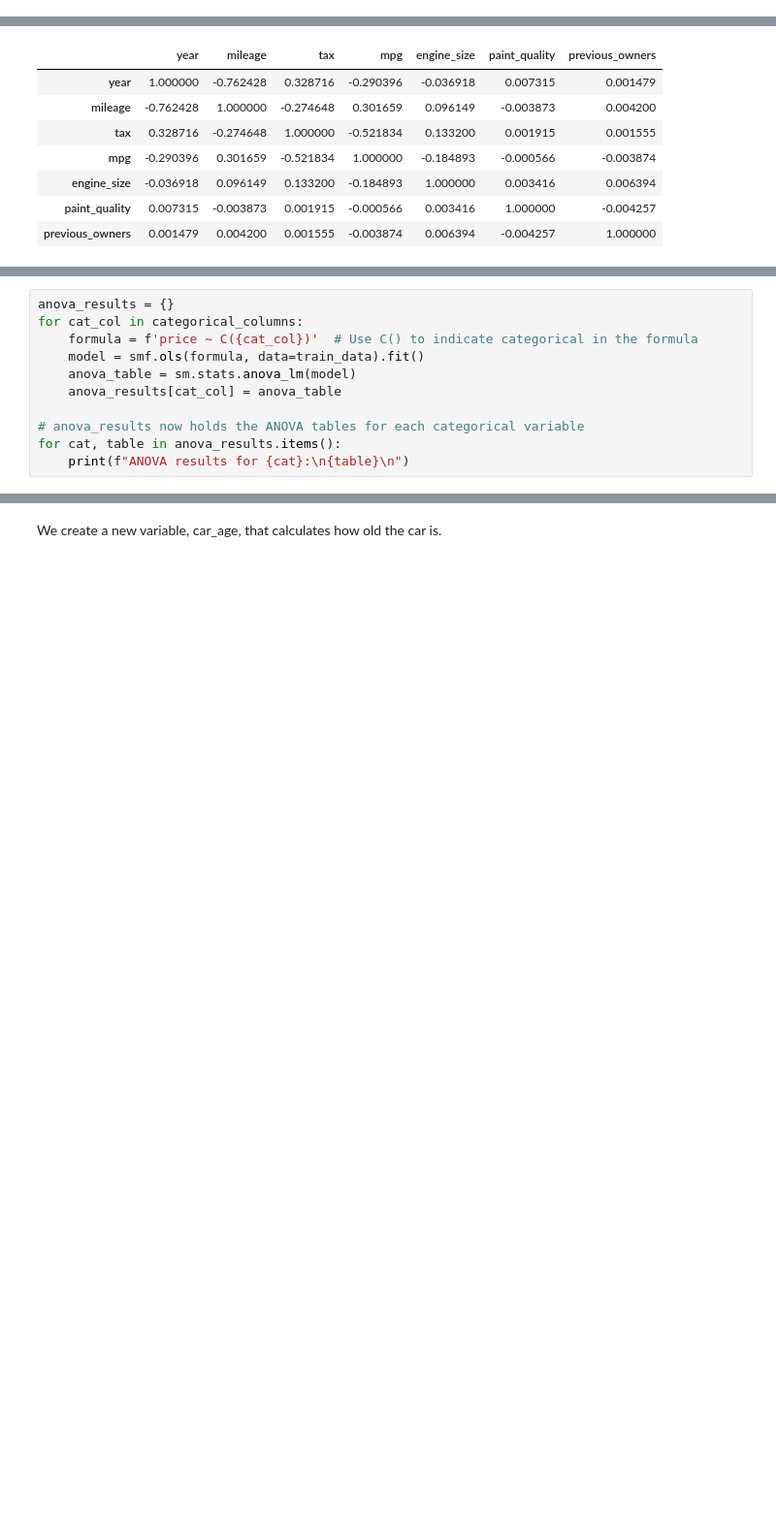
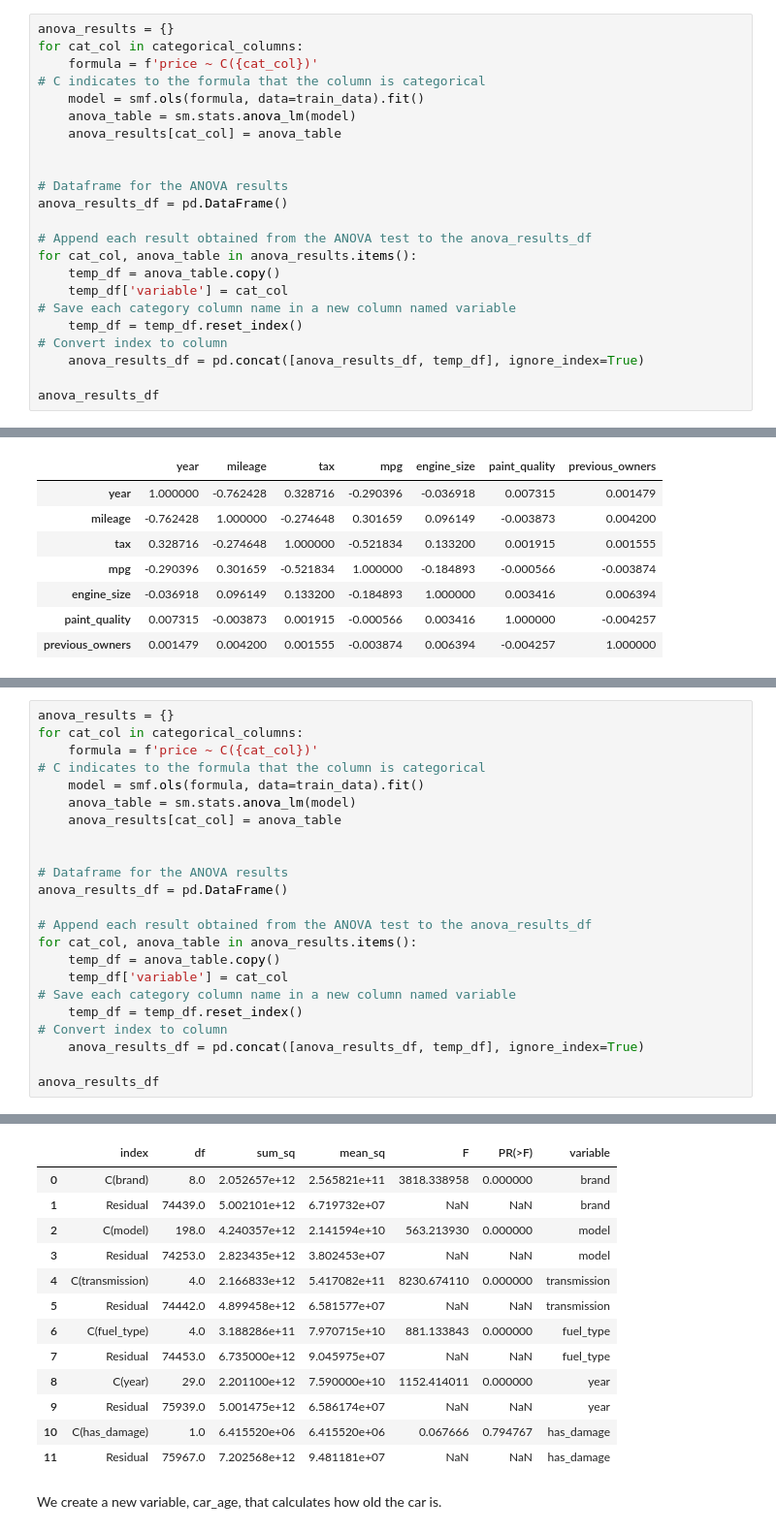
Before and after one commit to TheFriendlyTwin/Group14-Cars4You-Project, a Jupyter notebook: todo_28.10.ipynb, the cells around one changed output, grey strips where cells are left out. Shown at 97% size. Cells and saved outputs as stored; diff of their text form; blank space fills up the shorter version.

Commit message:
Enhanced the ANOVA table

```diff
--- a/todo_28.10.ipynb
+++ b/todo_28.10.ipynb
@@ -375,0 +397,20 @@ numeric_columns = list(independent_columns.drop(categorical_columns))
+# %%
+anova_results = {}
+for cat_col in categorical_columns:
+    formula = f'price ~ C({cat_col})'                                                           # C indicates to the formula that the column is categorical
+    model = smf.ols(formula, data=train_data).fit()
+    anova_table = sm.stats.anova_lm(model)
+    anova_results[cat_col] = anova_table
+
+
+# Dataframe for the ANOVA results
+anova_results_df = pd.DataFrame()
+
+# Append each result obtained from the ANOVA test to the anova_results_df
+for cat_col, anova_table in anova_results.items():
+    temp_df = anova_table.copy()
+    temp_df['variable'] = cat_col                                                               # Save each category column name in a new column named variable
+    temp_df = temp_df.reset_index()                                                             # Convert index to column
+    anova_results_df = pd.concat([anova_results_df, temp_df], ignore_index=True)
+
+anova_results_df
@@ -1341,12 +1417,21 @@ X_train.drop(columns = ['brand', 'model', 'transmission', 'fuel_type', 'has_dama
 # %%
 anova_results = {}
 for cat_col in categorical_columns:
-    formula = f'price ~ C({cat_col})'  # Use C() to indicate categorical in the formula
+    formula = f'price ~ C({cat_col})'                                                           # C indicates to the formula that the column is categorical
     model = smf.ols(formula, data=train_data).fit()
     anova_table = sm.stats.anova_lm(model)
     anova_results[cat_col] = anova_table
 
-# anova_results now holds the ANOVA tables for each categorical variable
-for cat, table in anova_results.items():
-    print(f"ANOVA results for {cat}:\n{table}\n")
+
+# Dataframe for the ANOVA results
+anova_results_df = pd.DataFrame()
+
+# Append each result obtained from the ANOVA test to the anova_results_df
+for cat_col, anova_table in anova_results.items():
+    temp_df = anova_table.copy()
+    temp_df['variable'] = cat_col                                                               # Save each category column name in a new column named variable
+    temp_df = temp_df.reset_index()                                                             # Convert index to column
+    anova_results_df = pd.concat([anova_results_df, temp_df], ignore_index=True)
+
+anova_results_df
 # %% [output]
@@ -1370,3 +1438,16 @@ Residual       75967.0  7.202568e+12  9.481181e+07       NaN       NaN
+|  | index | df | sum_sq | mean_sq | F | PR(>F) | variable |
+| 0 | C(brand) | 8.0 | 2.052657e+12 | 2.565821e+11 | 3818.338958 | 0.000000 | brand |
+| 1 | Residual | 74439.0 | 5.002101e+12 | 6.719732e+07 | NaN | NaN | brand |
+| 2 | C(model) | 198.0 | 4.240357e+12 | 2.141594e+10 | 563.213930 | 0.000000 | model |
+| 3 | Residual | 74253.0 | 2.823435e+12 | 3.802453e+07 | NaN | NaN | model |
+| 4 | C(transmission) | 4.0 | 2.166833e+12 | 5.417082e+11 | 8230.674110 | 0.000000 | transmission |
+| 5 | Residual | 74442.0 | 4.899458e+12 | 6.581577e+07 | NaN | NaN | transmission |
+| 6 | C(fuel_type) | 4.0 | 3.188286e+11 | 7.970715e+10 | 881.133843 | 0.000000 | fuel_type |
+| 7 | Residual | 74453.0 | 6.735000e+12 | 9.045975e+07 | NaN | NaN | fuel_type |
+| 8 | C(year) | 29.0 | 2.201100e+12 | 7.590000e+10 | 1152.414011 | 0.000000 | year |
+| 9 | Residual | 75939.0 | 5.001475e+12 | 6.586174e+07 | NaN | NaN | year |
+| 10 | C(has_damage) | 1.0 | 6.415520e+06 | 6.415520e+06 | 0.067666 | 0.794767 | has_damage |
+| 11 | Residual | 75967.0 | 7.202568e+12 | 9.481181e+07 | NaN | NaN | has_damage |
 # %% [markdown]
 We create a new variable, car_age, that calculates how old the car is.
 # %%
```
Also changed, not shown: parts of 20 cells of this notebook.
